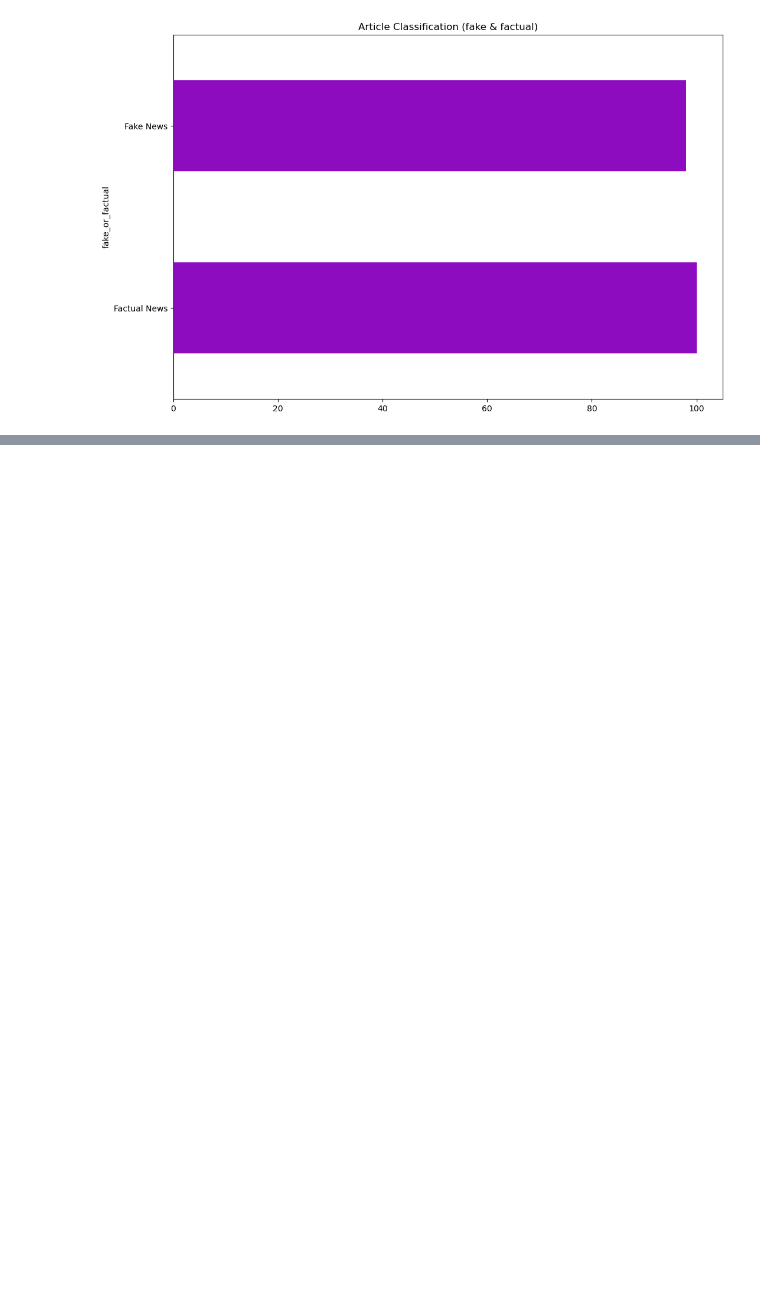
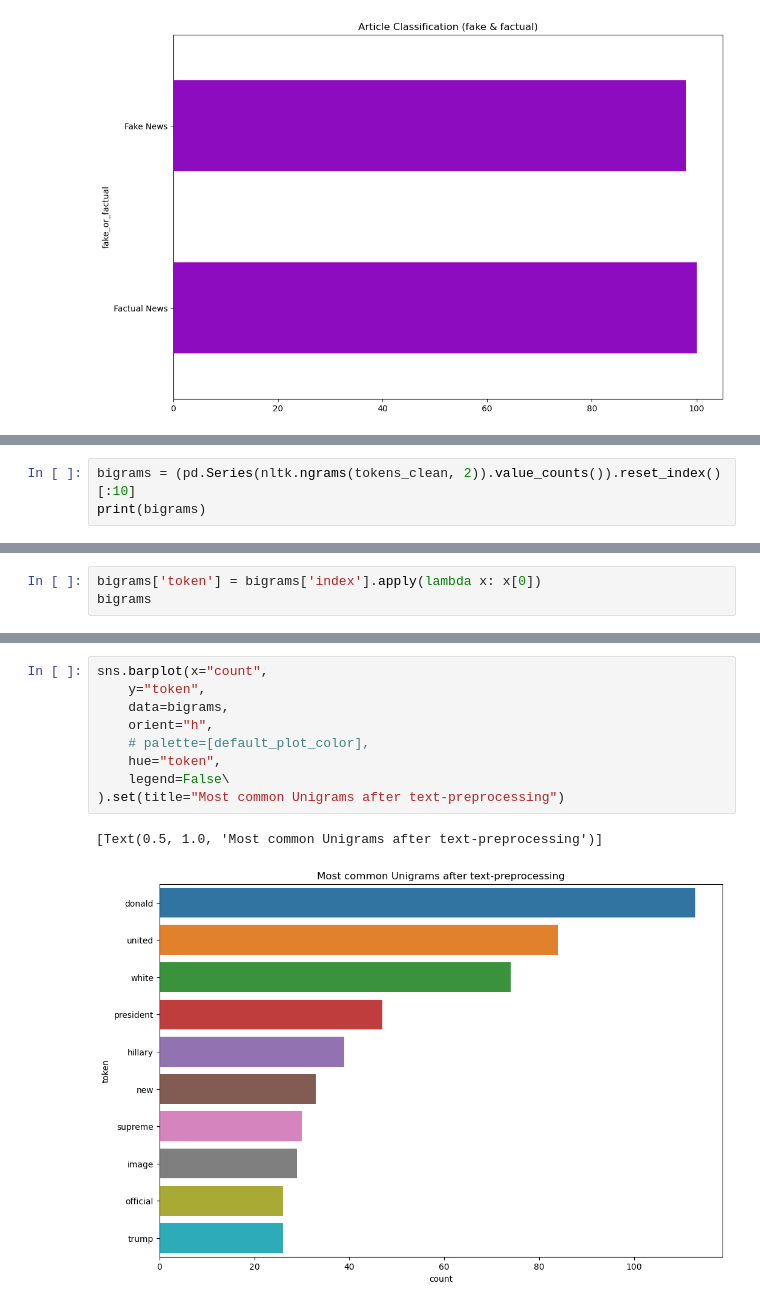
Before and after one commit to SA-30/ai_projects, a Jupyter notebook: 9) Fake News Classifier/classifier.ipynb, the cells around one changed output, grey strips where cells are left out. Saved outputs shown, nothing was run; the diff lists cells and outputs as text; blank space fills up the shorter version.

```diff
--- a/9) Fake News Classifier/classifier.ipynb
+++ b/9) Fake News Classifier/classifier.ipynb
@@ -67,0 +377,3 @@ Text(0.5, 1.0, 'Article Classification (fake & factual)')
+# %%
+bigrams = (pd.Series(nltk.ngrams(tokens_clean, 2)).value_counts()).reset_index()[:10]
+print(bigrams)
@@ -67,0 +392,3 @@ Text(0.5, 1.0, 'Article Classification (fake & factual)')
+# %%
+bigrams['token'] = bigrams['index'].apply(lambda x: x[0])
+bigrams
@@ -67,0 +407,12 @@ Text(0.5, 1.0, 'Article Classification (fake & factual)')
+# %%
+sns.barplot(x="count",
+    y="token",
+    data=bigrams,
+    orient="h",
+    # palette=[default_plot_color],
+    hue="token",
+    legend=False\
+).set(title="Most common Unigrams after text-preprocessing")
+# %% [output]
+[Text(0.5, 1.0, 'Most common Unigrams after text-preprocessing')]
+[figure, added]
```
Also changed, not shown: parts of 45 cells of this notebook.
